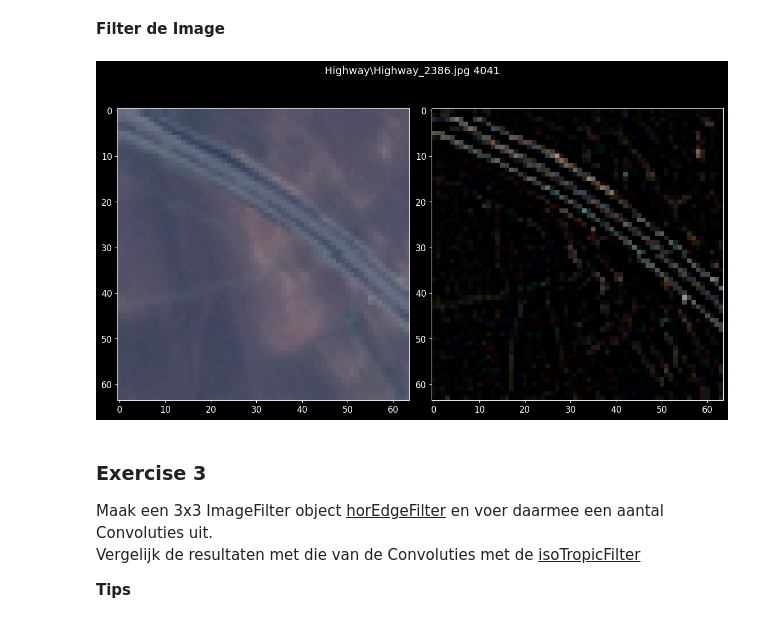
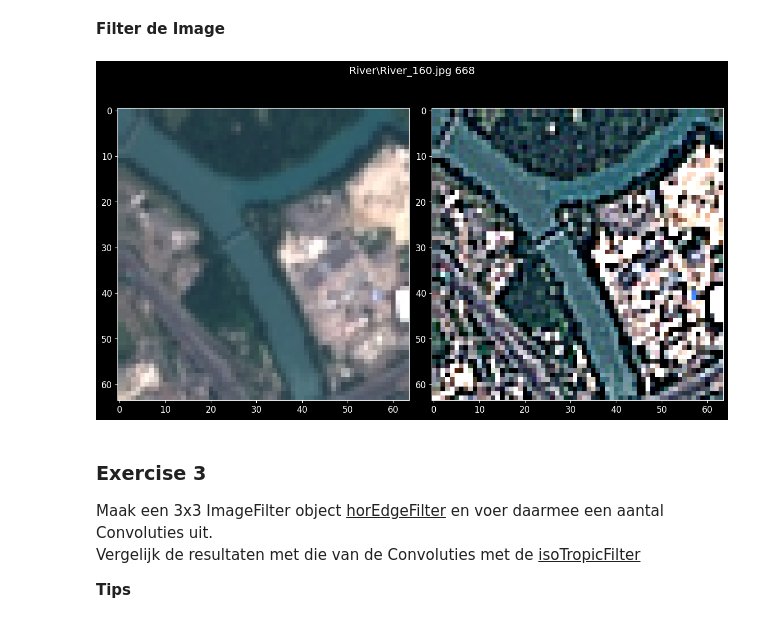
Before and after one commit to jiyoonkim7/MakeAIWork3, a Jupyter notebook: practica/image_procssing/numpy/numpy_opdracht2.ipynb, the cells around one changed output. Saved outputs shown, nothing was run; the diff lists cells and outputs as text; code cells hidden in the pictures.

Commit message:
numpy_image

```diff
--- a/practica/image_procssing/numpy/numpy_opdracht2.ipynb
+++ b/practica/image_procssing/numpy/numpy_opdracht2.ipynb
@@ -209,11 +212,11 @@ isoTropicFilter = ImageFilter(
 # %%
 randInd = random.randint(0, nrOfImages)
 imgOrg = imageTensors[randInd]
 imgFiltered = isoTropicFilter.convolve(imgOrg)
 
-plotImgs(imgOrg, imgFiltered)
+plotImgs(imgOrg, (imgFiltered+imgOrg))
 # %% [output]
-[figure, old version]
+[figure, new version]
 # %% [markdown]
 <h3>Exercise 3</h3>
 <p>
```
Also changed, not shown: parts of 19 cells of this notebook, 1 other file.
